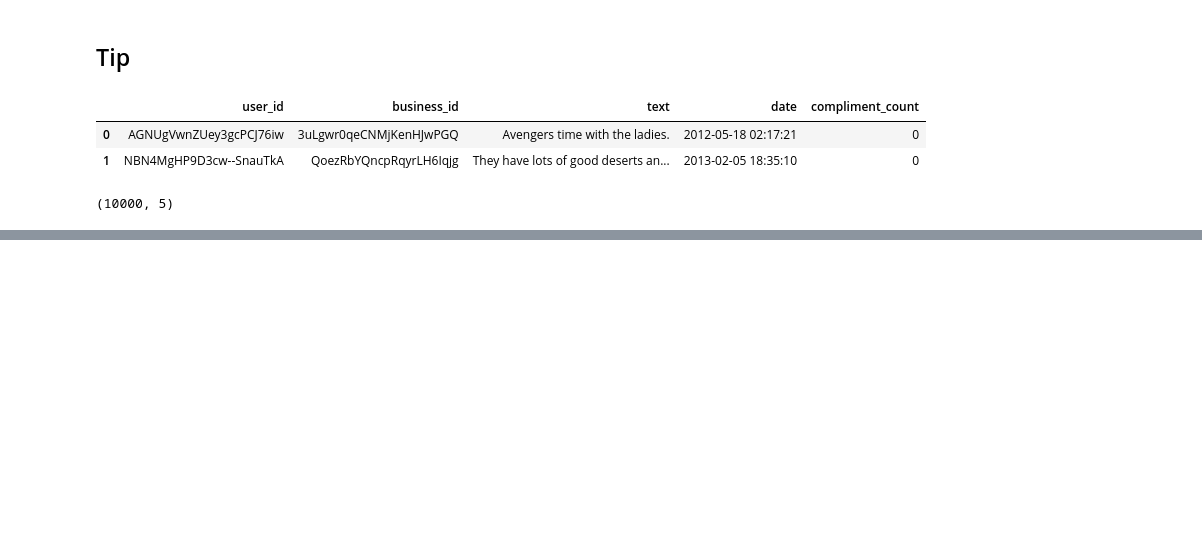
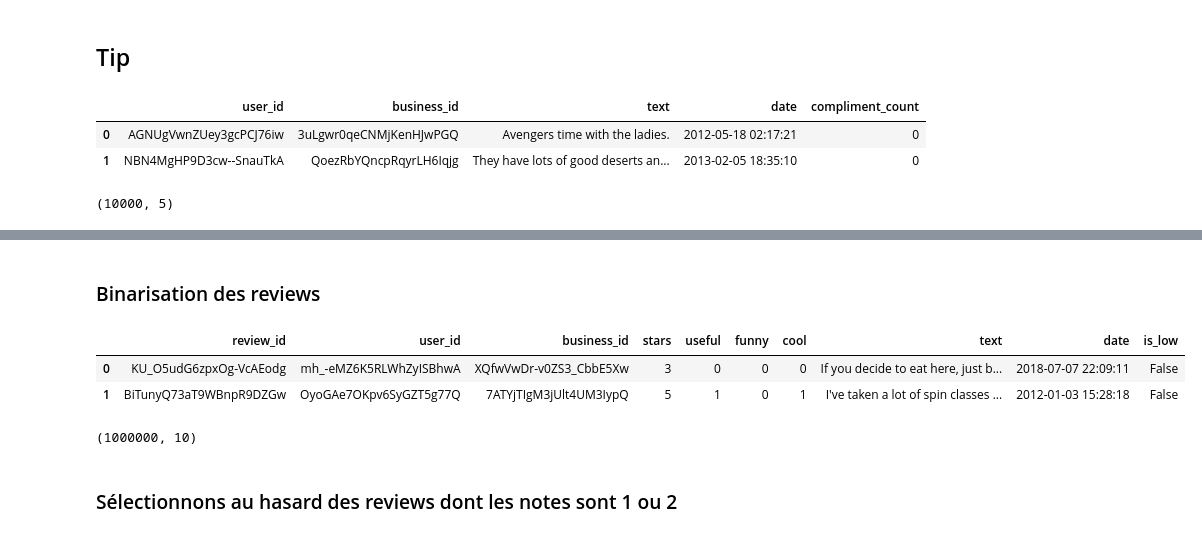
Before and after one commit to Valkea/OC_AI_06, a Jupyter notebook: 01_EDA.ipynb, the cells around one changed output, grey strips where cells are left out. Drawn from its saved outputs; the diff is of its cells as text; code cells hidden in the pictures; blank space fills up the shorter version.

```diff
--- a/01_EDA.ipynb
+++ b/01_EDA.ipynb
@@ -59,0 +159,12 @@ display(data_tip.head(2), data_tip.shape)
+# %% [markdown]
+### Binarisation des reviews
+# %%
+data_review['is_low'] = data_review.stars < 3 # TRUE with 1,2 stars and FALSE with 3,4,5 stars
+display(data_review.head(2), data_review.shape)
+# %% [output]
+|  | review_id | user_id | business_id | stars | useful | funny | cool | text | date | is_low |
+| 0 | KU_O5udG6zpxOg-VcAEodg | mh_-eMZ6K5RLWhZyISBhwA | XQfwVwDr-v0ZS3_CbbE5Xw | 3 | 0 | 0 | 0 | If you decide to eat here, just b... | 2018-07-07 22:09:11 | False |
+| 1 | BiTunyQ73aT9WBnpR9DZGw | OyoGAe7OKpv6SyGZT5g77Q | 7ATYjTIgM3jUlt4UM3IypQ | 5 | 1 | 0 | 1 | I've taken a lot of spin classes ... | 2012-01-03 15:28:18 | False |
+(1000000, 10)
+# %% [markdown]
+### Sélectionnons au hasard des reviews dont les notes sont 1 ou 2
```
Also changed, not shown: parts of 38 cells of this notebook.
